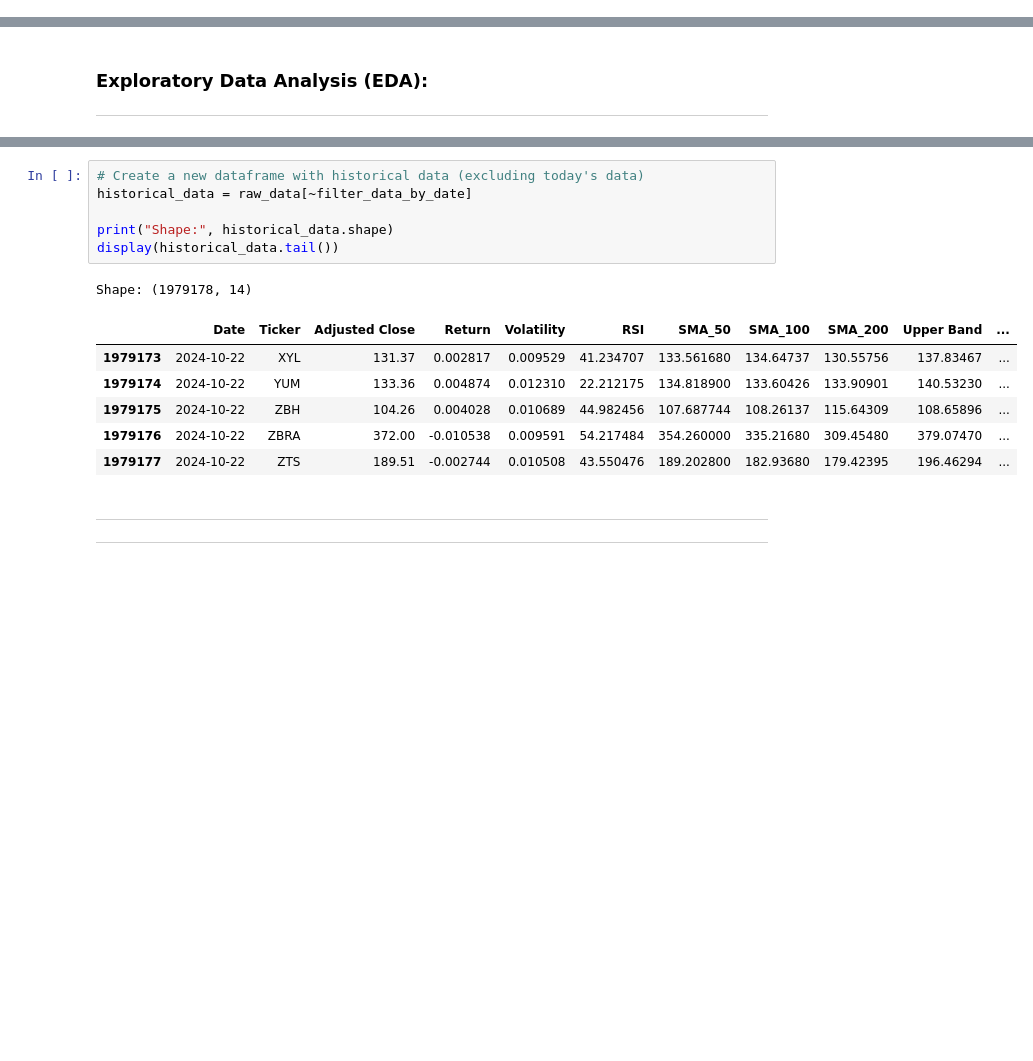
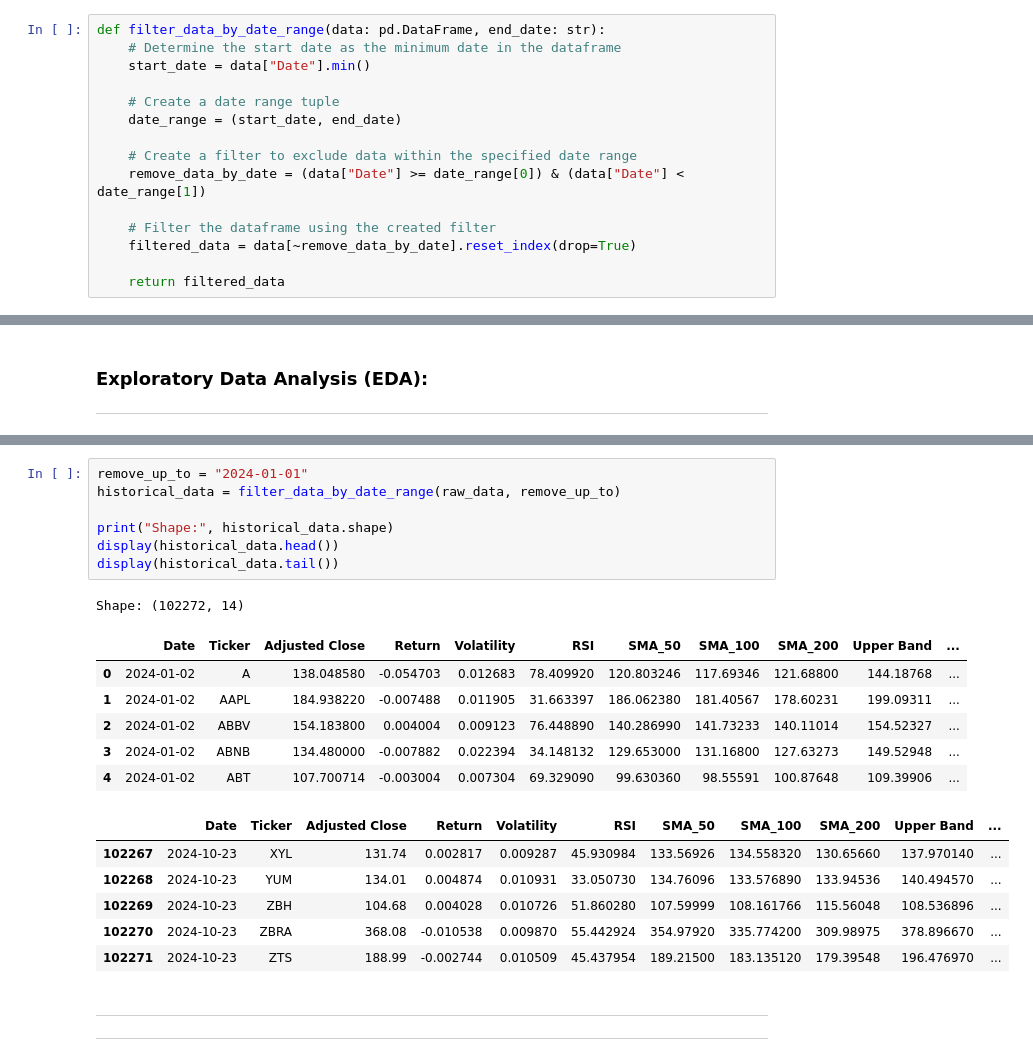
Before and after one commit to Corey-Holton/Group_project_2, a Jupyter notebook: notebooks/christian_exploration/feature_engineering/s&p_500_feature_engineering.ipynb, the cells around one changed output, grey strips where cells are left out. Drawn from its saved outputs; the diff is of its cells as text; blank space fills up the shorter version.

```diff
--- a/notebooks/christian_exploration/feature_engineering/s&p_500_feature_engineering.ipynb
+++ b/notebooks/christian_exploration/feature_engineering/s&p_500_feature_engineering.ipynb
@@ -45,3 +55,18 @@ from sklearn.pipeline import Pipeline
+# %%
+def filter_data_by_date_range(data: pd.DataFrame, end_date: str):
+    # Determine the start date as the minimum date in the dataframe
+    start_date = data["Date"].min()
+
+    # Create a date range tuple
+    date_range = (start_date, end_date)
+
+    # Create a filter to exclude data within the specified date range
+    remove_data_by_date = (data["Date"] >= date_range[0]) & (data["Date"] < date_range[1])
+
+    # Filter the dataframe using the created filter
+    filtered_data = data[~remove_data_by_date].reset_index(drop=True)
+
+    return filtered_data
 # %%
 file_name = "sp500_adj_close_raw"
 file_path = f"../../../data/raw_data/{file_name}"
@@ -91,17 +110,24 @@ Shape: (501, 14)
 # %%
-# Create a new dataframe with historical data (excluding today's data)
-historical_data = raw_data[~filter_data_by_date]
+remove_up_to = "2024-01-01"
+historical_data = filter_data_by_date_range(raw_data, remove_up_to)
 
 print("Shape:", historical_data.shape)
+display(historical_data.head())
 display(historical_data.tail())
 # %% [output]
-Shape: (1979178, 14)
+Shape: (102272, 14)
 |  | Date | Ticker | Adjusted Close | Return | Volatility | RSI | SMA_50 | SMA_100 | SMA_200 | Upper Band | ... |
-| 1979173 | 2024-10-22 | XYL | 131.37 | 0.002817 | 0.009529 | 41.234707 | 133.561680 | 134.64737 | 130.55756 | 137.83467 | ... |
-| 1979174 | 2024-10-22 | YUM | 133.36 | 0.004874 | 0.012310 | 22.212175 | 134.818900 | 133.60426 | 133.90901 | 140.53230 | ... |
-| 1979175 | 2024-10-22 | ZBH | 104.26 | 0.004028 | 0.010689 | 44.982456 | 107.687744 | 108.26137 | 115.64309 | 108.65896 | ... |
-| 1979176 | 2024-10-22 | ZBRA | 372.00 | -0.010538 | 0.009591 | 54.217484 | 354.260000 | 335.21680 | 309.45480 | 379.07470 | ... |
-| 1979177 | 2024-10-22 | ZTS | 189.51 | -0.002744 | 0.010508 | 43.550476 | 189.202800 | 182.93680 | 179.42395 | 196.46294 | ... |
+| 0 | 2024-01-02 | A | 138.048580 | -0.054703 | 0.012683 | 78.409920 | 120.803246 | 117.69346 | 121.68800 | 144.18768 | ... |
+| 1 | 2024-01-02 | AAPL | 184.938220 | -0.007488 | 0.011905 | 31.663397 | 186.062380 | 181.40567 | 178.60231 | 199.09311 | ... |
+| 2 | 2024-01-02 | ABBV | 154.183800 | 0.004004 | 0.009123 | 76.448890 | 140.286990 | 141.73233 | 140.11014 | 154.52327 | ... |
+| 3 | 2024-01-02 | ABNB | 134.480000 | -0.007882 | 0.022394 | 34.148132 | 129.653000 | 131.16800 | 127.63273 | 149.52948 | ... |
+| 4 | 2024-01-02 | ABT | 107.700714 | -0.003004 | 0.007304 | 69.329090 | 99.630360 | 98.55591 | 100.87648 | 109.39906 | ... |
+|  | Date | Ticker | Adjusted Close | Return | Volatility | RSI | SMA_50 | SMA_100 | SMA_200 | Upper Band | ... |
+| 102267 | 2024-10-23 | XYL | 131.74 | 0.002817 | 0.009287 | 45.930984 | 133.56926 | 134.558320 | 130.65660 | 137.970140 | ... |
+| 102268 | 2024-10-23 | YUM | 134.01 | 0.004874 | 0.010931 | 33.050730 | 134.76096 | 133.576890 | 133.94536 | 140.494570 | ... |
+| 102269 | 2024-10-23 | ZBH | 104.68 | 0.004028 | 0.010726 | 51.860280 | 107.59999 | 108.161766 | 115.56048 | 108.536896 | ... |
+| 102270 | 2024-10-23 | ZBRA | 368.08 | -0.010538 | 0.009870 | 55.442924 | 354.97920 | 335.774200 | 309.98975 | 378.896670 | ... |
+| 102271 | 2024-10-23 | ZTS | 188.99 | -0.002744 | 0.010509 | 45.437954 | 189.21500 | 183.135120 | 179.39548 | 196.476970 | ... |
 # %% [markdown]
 ___
 ___
```
Also changed, not shown: parts of 25 cells of this notebook, 5 other files.
